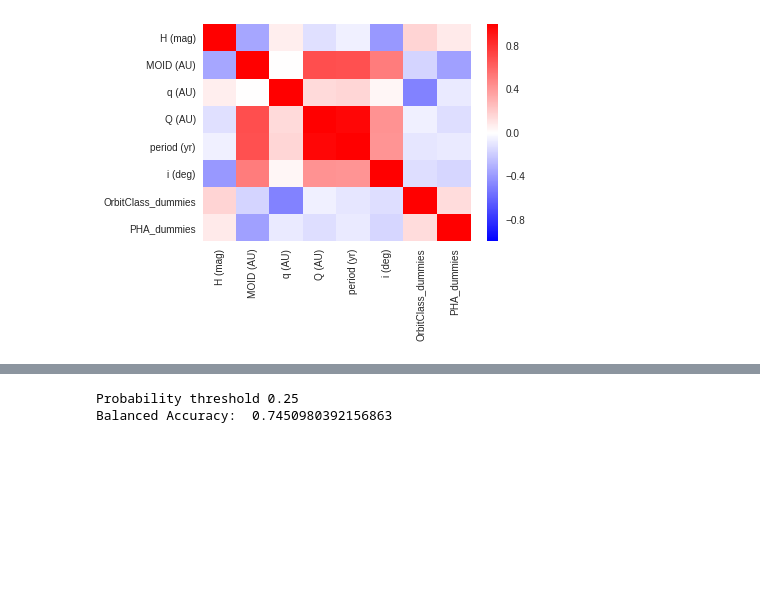
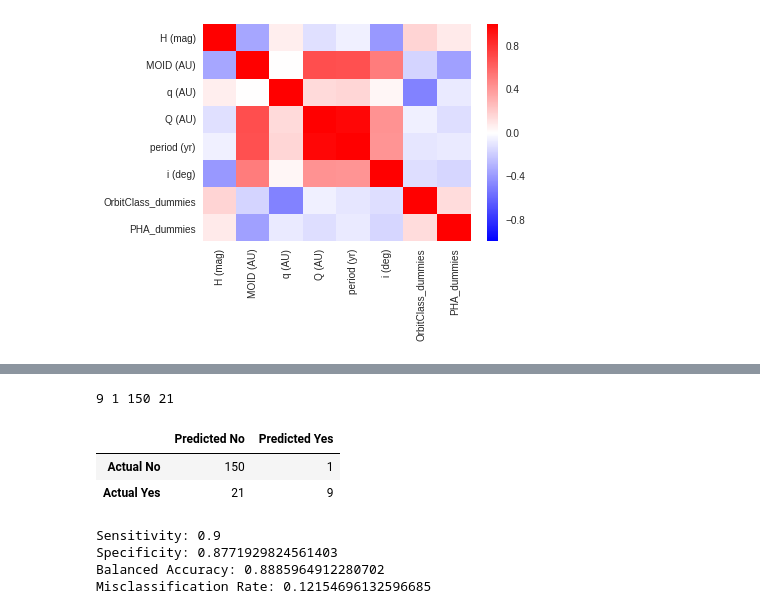
Before and after one commit to asaf-drizlikh/stat489project, a Jupyter notebook: logistic regression.ipynb, the cells around one changed output, grey strips where cells are left out. Saved outputs shown, nothing was run; the diff lists cells and outputs as text; code cells hidden in the pictures; blank space fills up the shorter version.

```diff
--- a/logistic regression.ipynb
+++ b/logistic regression.ipynb
@@ -141,6 +140,5 @@ logreg = sklm.LogisticRegression(x,y)#empty model space
 pipeline = skpl.Pipeline([('pca', pca), ('logistic', logreg)]) #create pipeline from pca to logregression space
 # %%
-model = LogisticRegression()
-model.fit(x,y)
+model = pipeline.fit(X,y)
 model
 # %% [output]
@@ -294,9 +150,37 @@ for i in probalist:
-# %%
-print('Probability threshold',.25)
-sens= 4/6
-spec = 42/51
-bal = (sens+spec)/2
-print("Balanced Accuracy: ",bal)
-# %% [output]
-Probability threshold 0.25
-Balanced Accuracy:  0.7450980392156863
+# %%
+predYesRight = 0 #create count variables
+predYesWrong = 0
+predNoRight = 0
+predNoWrong = 0
+# %%
+#LOOCV
+for i in X.index: #run through each row in data set
+    trainX = X.drop(i, 0) #train model with predictor dataframe, remove single row
+    trainy = y.drop(i,0) #train model with response array, remove single row
+    testX = X.ix[i,0:7].values.reshape(1,7) #Removed row will be test predictor
+    testy = y[i] #Removed value will be test response
+    fit = pipeline.fit(trainX, trainy) #fit model
+    prediction = pipeline.predict(testX) #test model with left out value
+    if prediction == 1 and testy == 1:
+        predYesRight += 1
+    elif prediction == 1 and testy == 0:
+        predYesWrong += 1
+    elif prediction == 0 and testy == 1:
+        predNoWrong += 1
+    else:
+        predNoRight += 1
+# %%
+print(predYesRight,predYesWrong,predNoRight,predNoWrong)
+# %% [output]
+9 1 150 21
+# %%
+###Time to create a nice confusion matrix to visualize
+c = {'Predicted No' : pd.Series([predNoRight, predNoWrong],index=['Actual No', 'Actual Yes']),
+    'Predicted Yes': pd.Series([predYesWrong, predYesRight], index=['Actual No','Actual Yes'])}
+confusionmat = pd.DataFrame(c)
+# %%
+confusionmat
+# %% [output]
+|  | Predicted No | Predicted Yes |
+| Actual No | 150 | 1 |
+| Actual Yes | 21 | 9 |
@@ -302,0 +195,10 @@ Balanced Accuracy:  0.7450980392156863
+# %%
+print('Sensitivity:',sens)
+print('Specificity:',spec)
+print('Balanced Accuracy:',acc)
+print('Misclassification Rate:',mis)
+# %% [output]
+Sensitivity: 0.9
+Specificity: 0.8771929824561403
+Balanced Accuracy: 0.8885964912280702
+Misclassification Rate: 0.12154696132596685
```
Also changed, not shown: parts of 24 cells of this notebook.
